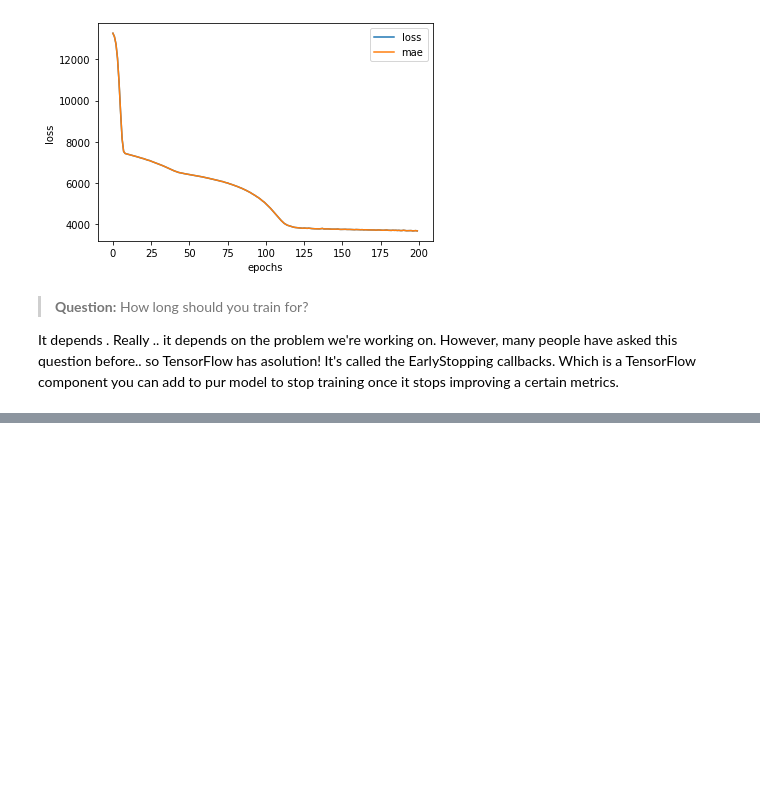
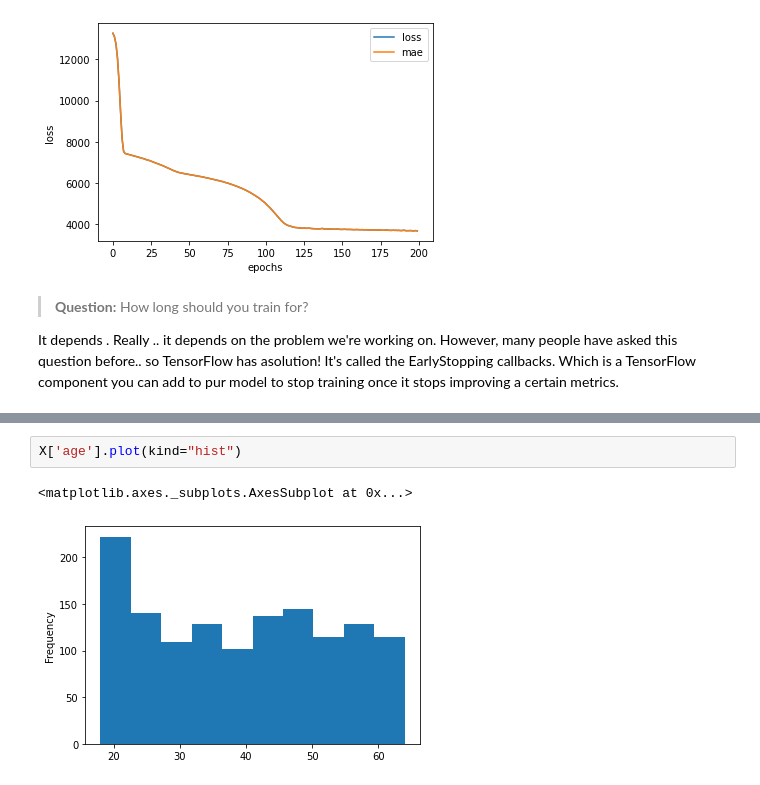
Before and after one commit to vortexash/Tensorflow-Developer, a Jupyter notebook: 01_neural_network_regression_with_tensorflow.ipynb, the cells around one changed output, grey strips where cells are left out. Cells and saved outputs as stored; diff of their text form; blank space fills up the shorter version.

```diff
--- a/01_neural_network_regression_with_tensorflow.ipynb
+++ b/01_neural_network_regression_with_tensorflow.ipynb
@@ -1002,0 +1007,5 @@ Which is a TensorFlow component you can add to pur model to stop training once i
+# %%
+X['age'].plot(kind="hist")
+# %% [output]
+<matplotlib.axes._subplots.AxesSubplot at 0x...>
+[figure, added]
```
Also changed, not shown: parts of 21 cells of this notebook.
